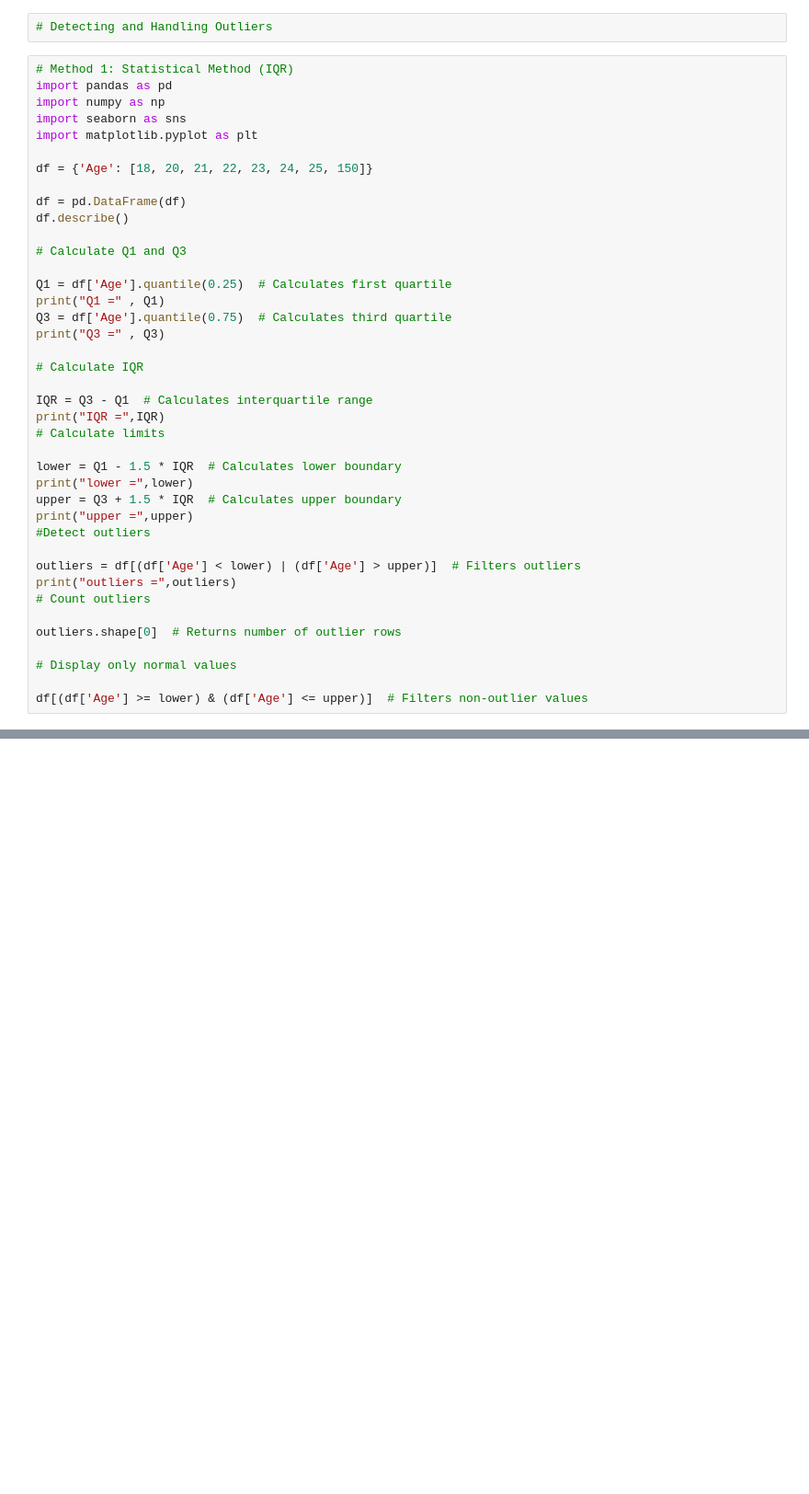
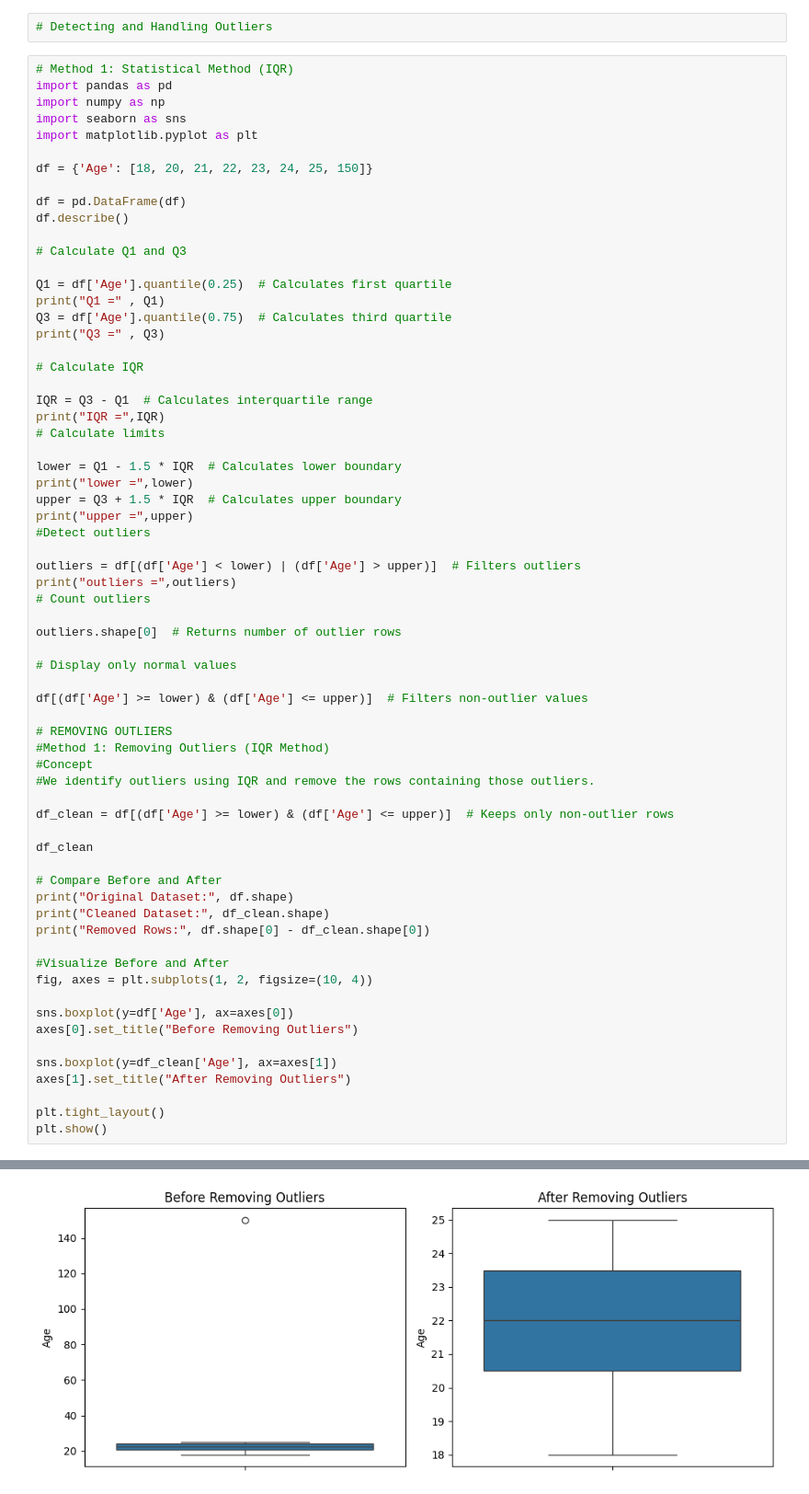
Before and after one commit to Anushka924403/learning_preprocessing, a Jupyter notebook: Data_Preprocessing_Learning.ipynb, the cells around one changed output, grey strips where cells are left out. Shown at 92% size. Drawn from its saved outputs; the diff is of its cells as text; blank space fills up the shorter version.

```diff
--- a/Data_Preprocessing_Learning.ipynb
+++ b/Data_Preprocessing_Learning.ipynb
@@ -451,6 +451,32 @@ outliers.shape[0]  # Returns number of outlier rows
 # Display only normal values
 
 df[(df['Age'] >= lower) & (df['Age'] <= upper)]  # Filters non-outlier values
+
+# REMOVING OUTLIERS
+#Method 1: Removing Outliers (IQR Method)
+#Concept
+#We identify outliers using IQR and remove the rows containing those outliers.
+
+df_clean = df[(df['Age'] >= lower) & (df['Age'] <= upper)]  # Keeps only non-outlier rows
+
+df_clean
+
+# Compare Before and After
+print("Original Dataset:", df.shape)
+print("Cleaned Dataset:", df_clean.shape)
+print("Removed Rows:", df.shape[0] - df_clean.shape[0])
+
+#Visualize Before and After
+fig, axes = plt.subplots(1, 2, figsize=(10, 4))
+
+sns.boxplot(y=df['Age'], ax=axes[0])
+axes[0].set_title("Before Removing Outliers")
+
+sns.boxplot(y=df_clean['Age'], ax=axes[1])
+axes[1].set_title("After Removing Outliers")
+
+plt.tight_layout()
+plt.show()
 # %% [output]
 Q1 = 20.75
 Q3 = 24.25
@@ -470,3 +491,4 @@ outliers =    Age
+[figure, added]
 # %%
 # Method 2 : z-score
 import pandas as pd
```
Also changed, not shown: parts of 5 cells of this notebook.
